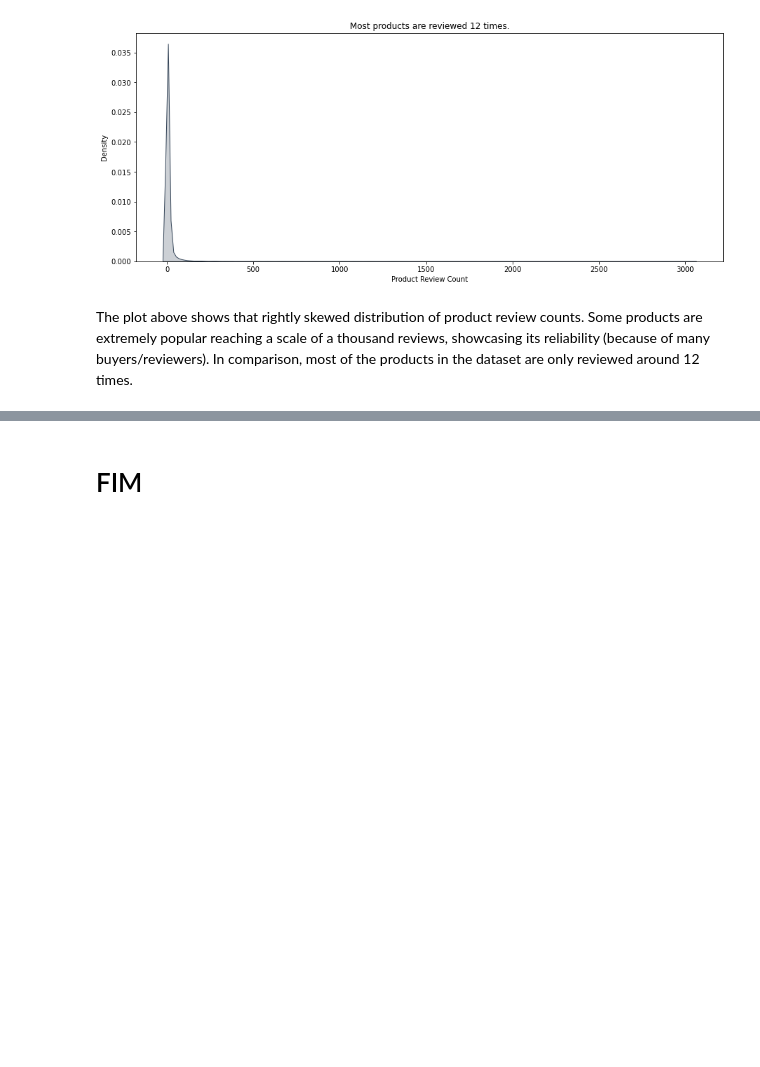
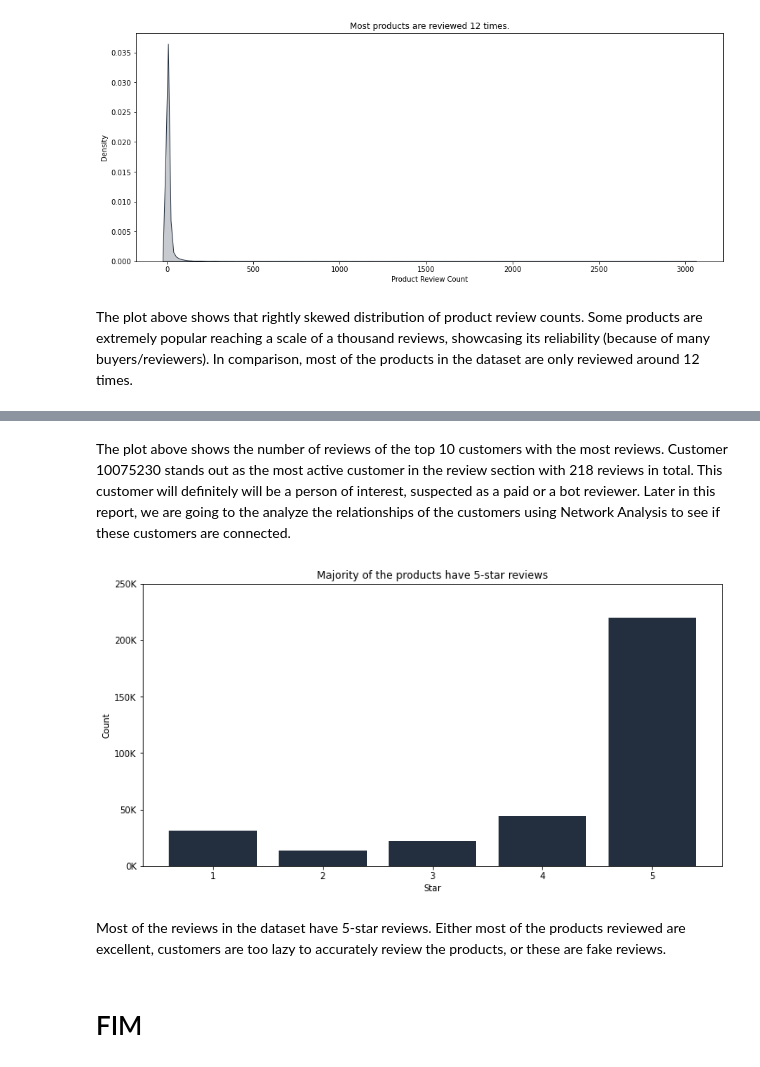
Before and after one commit to abeljoshua20/Amazon-Customer-Review-Network-Analysis, a Jupyter notebook: Final Project.ipynb, the cells around one changed output, grey strips where cells are left out. Cells and saved outputs as stored; diff of their text form; code cells hidden in the pictures; blank space fills up the shorter version.

```diff
--- a/Final Project.ipynb
+++ b/Final Project.ipynb
@@ -251,3 +367,22 @@ remove_stopwords(clean_text)
+# %% [markdown]
+The plot above shows the number of reviews of the top 10 customers with the most reviews. Customer 10075230 stands out as the most active customer in the review section with 218 reviews in total. This customer will definitely will be a person of interest, suspected as a paid or a bot reviewer. Later in this report, we are going to the analyze the relationships of the customers using Network Analysis to see if these customers are connected.
+# %%
+plt.figure(figsize=(12, 6))
+
+plt.bar(df['star_rating'].value_counts().index,
+          df['star_rating'].value_counts())
+plt.ylabel('Count')
+plt.xlabel('Star')
+plt.title('Majority of the products have 5-star reviews')
+ylabels = [f'{y/1000:.0f}K' for y in plt.gca().get_yticks()]
+
+plt.gca().set_yticks(plt.gca().get_yticks())
+plt.gca().set_yticklabels(ylabels)
+plt.show()
+# %% [output]
+[figure, added]
+# %% [markdown]
+Most of the reviews in the dataset have 5-star reviews. Either most of the products reviewed are excellent, customers are too lazy to accurately review the products, or these are fake reviews.
 # %% [markdown]
 # FIM
 # %% [markdown]
```
Also changed, not shown: parts of 28 cells of this notebook.
